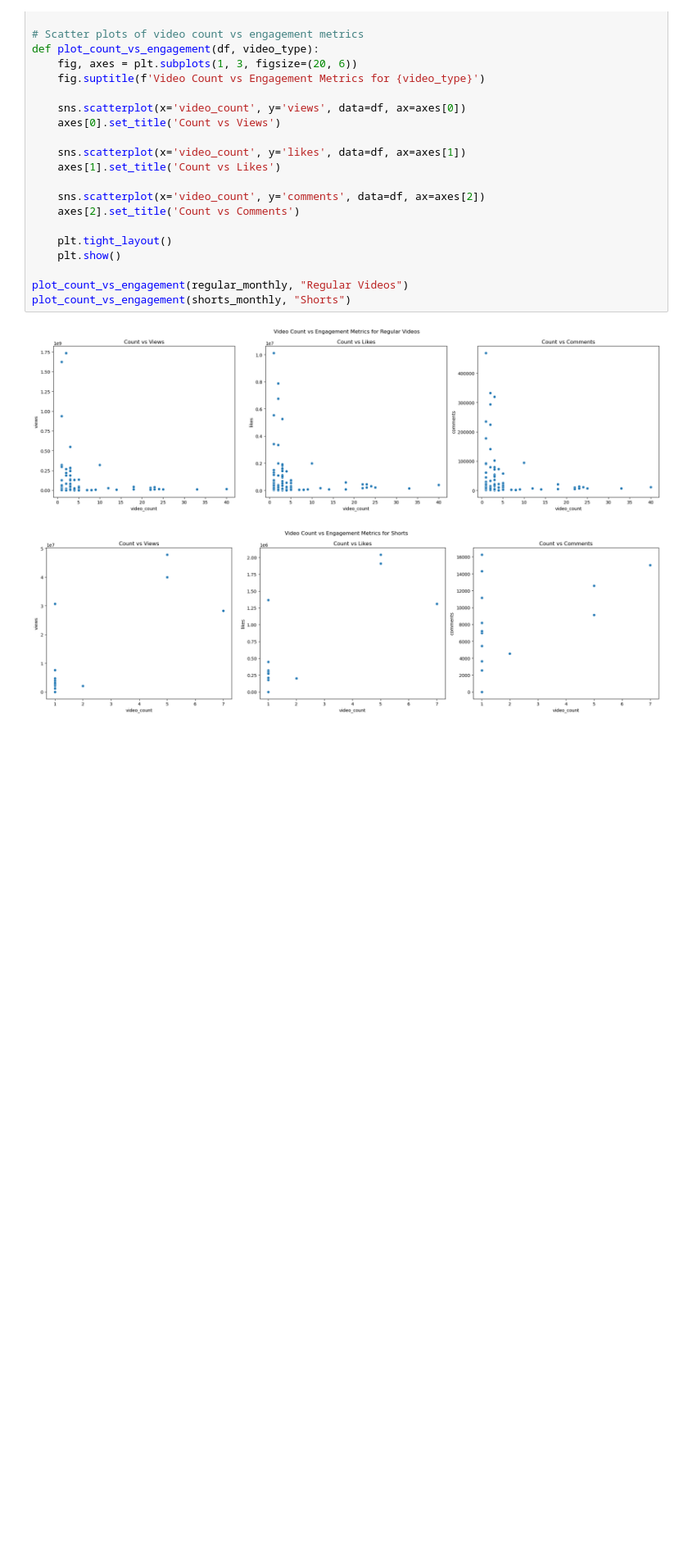
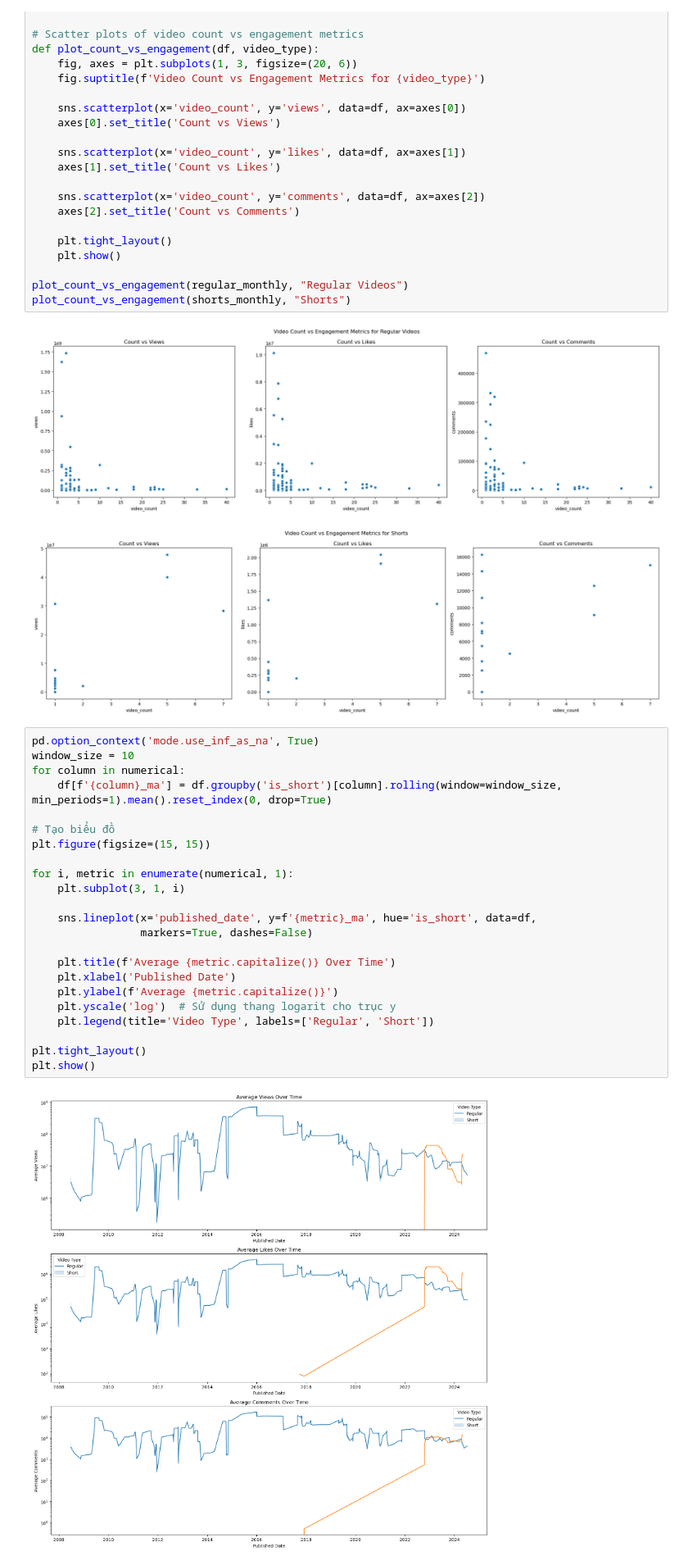
Before and after one commit to TrunkiEnqark/Taylor-Swift-Channel-EDA, a Jupyter notebook: eda.ipynb, the cells around one changed output. Shown at 82% size. Drawn from its saved outputs; the diff is of its cells as text; blank space fills up the shorter version.

Commit message:
likes, views, comments comparison between 2 kind of video

```diff
--- a/eda.ipynb
+++ b/eda.ipynb
@@ -368,3 +368,28 @@ plot_count_vs_engagement(shorts_monthly, "Shorts")
 # %% [output]
 [figure]
 [figure]
+# %%
+pd.option_context('mode.use_inf_as_na', True)
+window_size = 10
+for column in numerical:
+    df[f'{column}_ma'] = df.groupby('is_short')[column].rolling(window=window_size, min_periods=1).mean().reset_index(0, drop=True)
+
+# Tạo biểu đồ
+plt.figure(figsize=(15, 15))
+
+for i, metric in enumerate(numerical, 1):
+    plt.subplot(3, 1, i)
+
+    sns.lineplot(x='published_date', y=f'{metric}_ma', hue='is_short', data=df,
+                 markers=True, dashes=False)
+
+    plt.title(f'Average {metric.capitalize()} Over Time')
+    plt.xlabel('Published Date')
+    plt.ylabel(f'Average {metric.capitalize()}')
+    plt.yscale('log')  # Sử dụng thang logarit cho trục y
+    plt.legend(title='Video Type', labels=['Regular', 'Short'])
+
+plt.tight_layout()
+plt.show()
+# %% [output]
+[figure, added]
```
